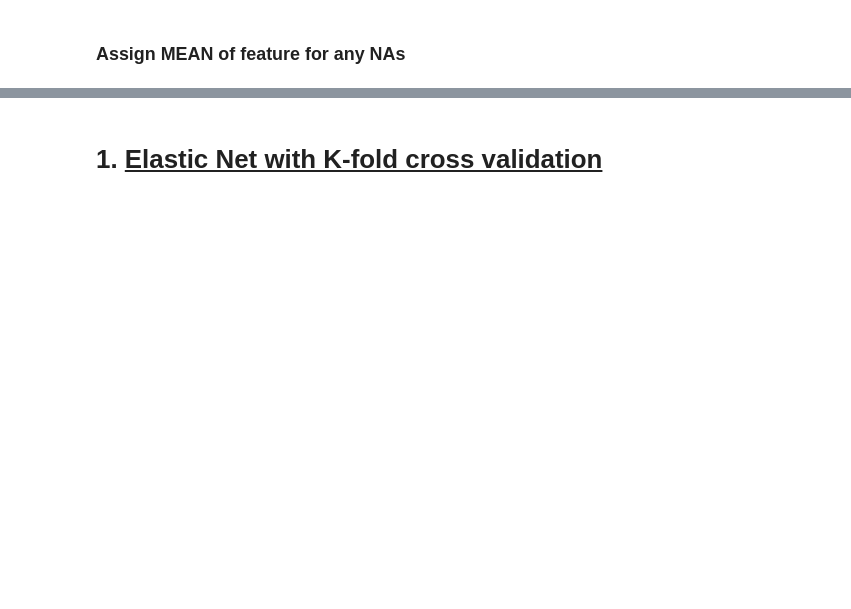
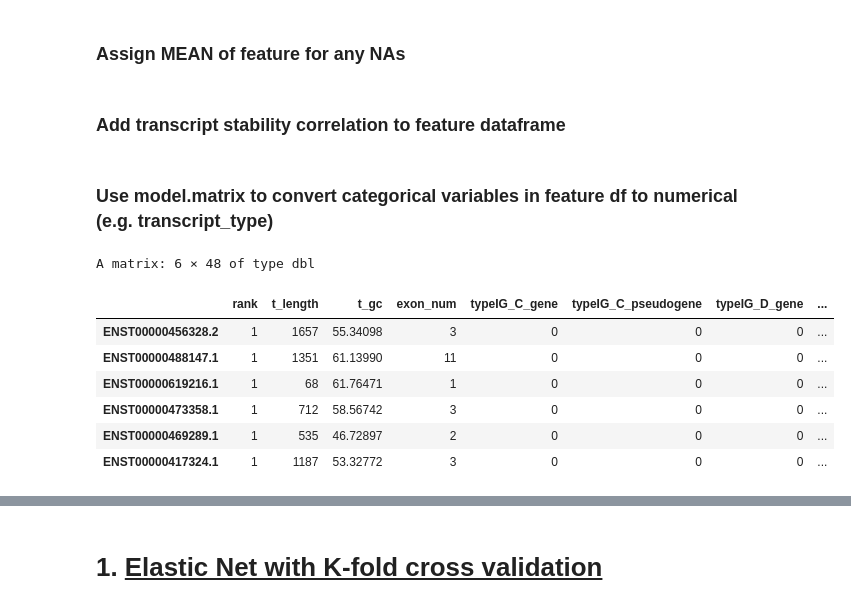
Before and after one commit to anthfm/TranscriptML, a Jupyter notebook: transcript_ML.R.ipynb, the cells around one changed output, grey strips where cells are left out. Drawn from its saved outputs; the diff is of its cells as text; code cells hidden in the pictures; blank space fills up the shorter version.

```diff
--- a/transcript_ML.R.ipynb
+++ b/transcript_ML.R.ipynb
@@ -192,0 +255,2 @@ expr$t_count[which(is.na(expr$t_count))] <- mean_transcript
+# %% [markdown]
+### Add transcript stability correlation to feature dataframe
@@ -192,0 +260,2 @@ expr$t_count[which(is.na(expr$t_count))] <- mean_transcript
+# %% [markdown]
+### Use model.matrix to convert categorical variables in feature df to numerical (e.g. transcript_type)
@@ -193 +264,12 @@ expr$t_count[which(is.na(expr$t_count))] <- mean_transcript
+# %%
+head(feature_df_x)
+# %% [output]
+A matrix: 6 × 48 of type dbl
+|  | rank | t_length | t_gc | exon_num | typeIG_C_gene | typeIG_C_pseudogene | typeIG_D_gene | ... |
+| ENST00000456328.2 | 1 | 1657 | 55.34098 | 3 | 0 | 0 | 0 | ... |
+| ENST00000488147.1 | 1 | 1351 | 61.13990 | 11 | 0 | 0 | 0 | ... |
+| ENST00000619216.1 | 1 | 68 | 61.76471 | 1 | 0 | 0 | 0 | ... |
+| ENST00000473358.1 | 1 | 712 | 58.56742 | 3 | 0 | 0 | 0 | ... |
+| ENST00000469289.1 | 1 | 535 | 46.72897 | 2 | 0 | 0 | 0 | ... |
+| ENST00000417324.1 | 1 | 1187 | 53.32772 | 3 | 0 | 0 | 0 | ... |
 # %% [markdown]
```
Also changed, not shown: parts of 40 cells of this notebook.
